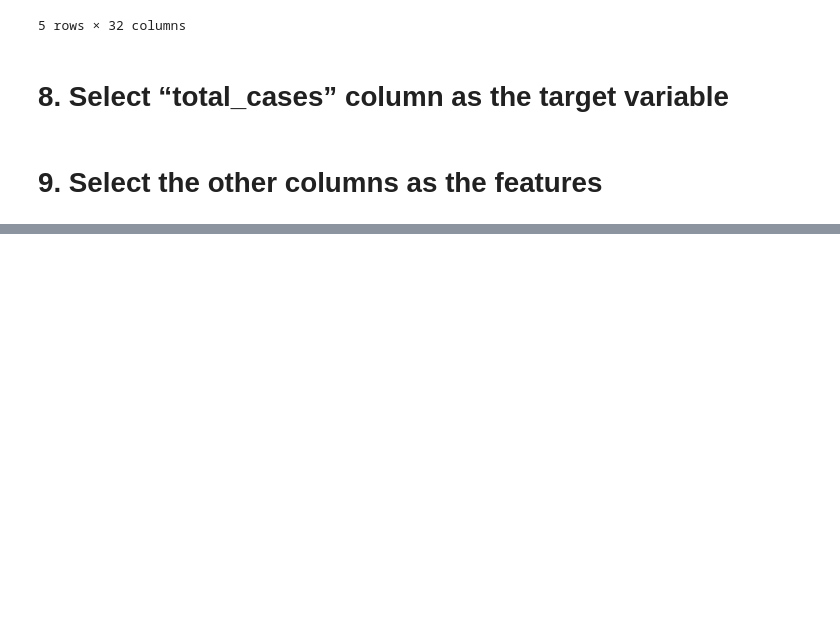
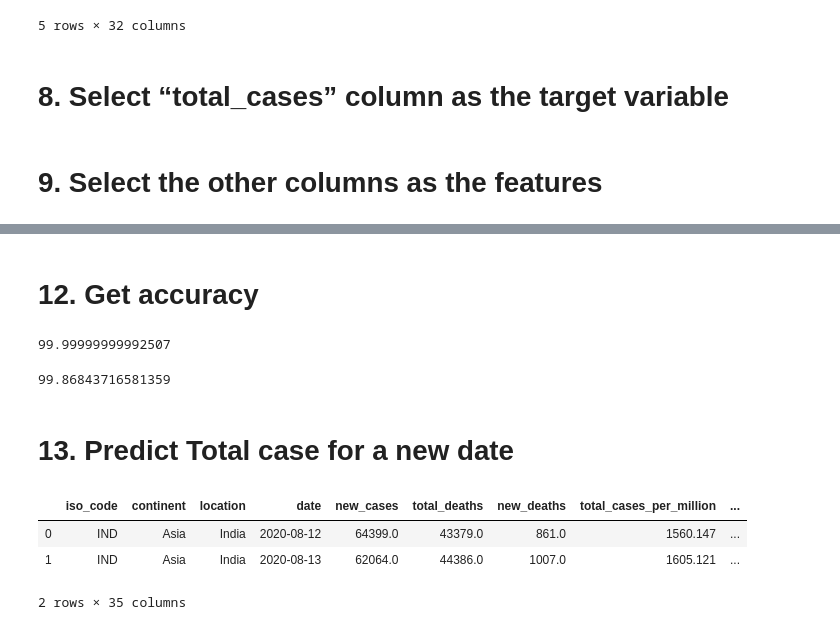
Before and after one commit to Abishek15592/COVID_Project, a Jupyter notebook: COVID Project.ipynb, the cells around one changed output, grey strips where cells are left out. Saved outputs shown, nothing was run; the diff lists cells and outputs as text; code cells hidden in the pictures; blank space fills up the shorter version.

Commit message:
Added the test_data file used for prediction

```diff
--- a/COVID Project.ipynb
+++ b/COVID Project.ipynb
@@ -462,0 +492,21 @@ target = data['total_cases'].values
+# %% [markdown]
+# 12. Get accuracy
+# %%
+lr.score(X_test,y_test)*100
+# %% [output]
+99.99999999992507
+# %%
+rfr.score(X_test,y_test)*100
+# %% [output]
+99.86843716581359
+# %% [markdown]
+# 13. Predict Total case for a new date
+# %%
+new_data = pd.read_csv("test_data.csv")
+# %%
+new_data
+# %% [output]
+|  | iso_code | continent | location | date | new_cases | total_deaths | new_deaths | total_cases_per_million | ... |
+| 0 | IND | Asia | India | 2020-08-12 | 64399.0 | 43379.0 | 861.0 | 1560.147 | ... |
+| 1 | IND | Asia | India | 2020-08-13 | 62064.0 | 44386.0 | 1007.0 | 1605.121 | ... |
+2 rows × 35 columns
```
Also changed, not shown: parts of 19 cells of this notebook, 1 other file.
